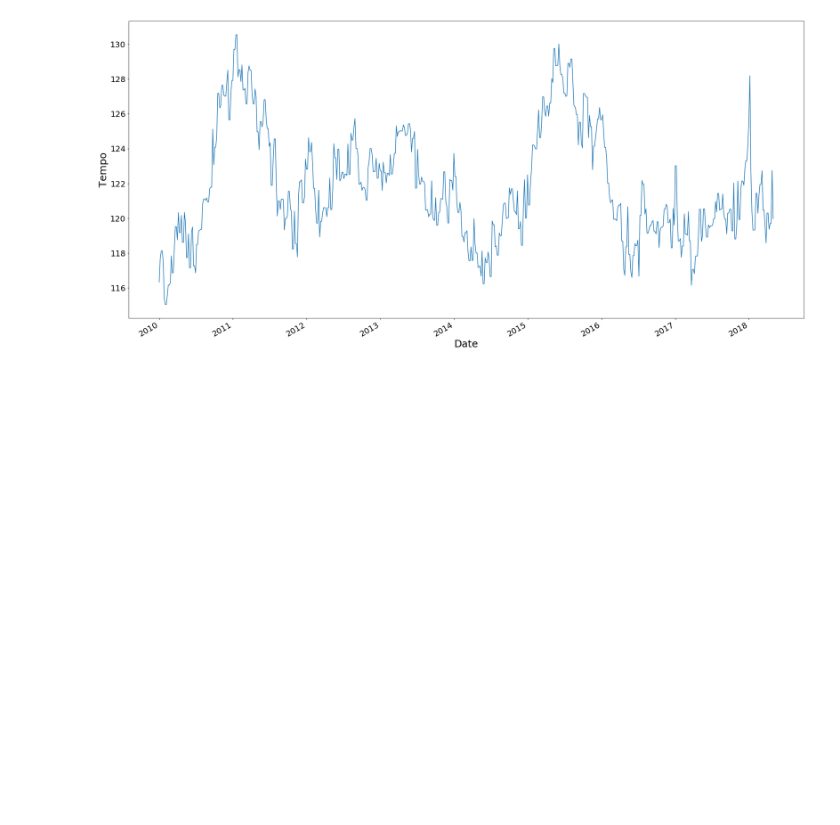
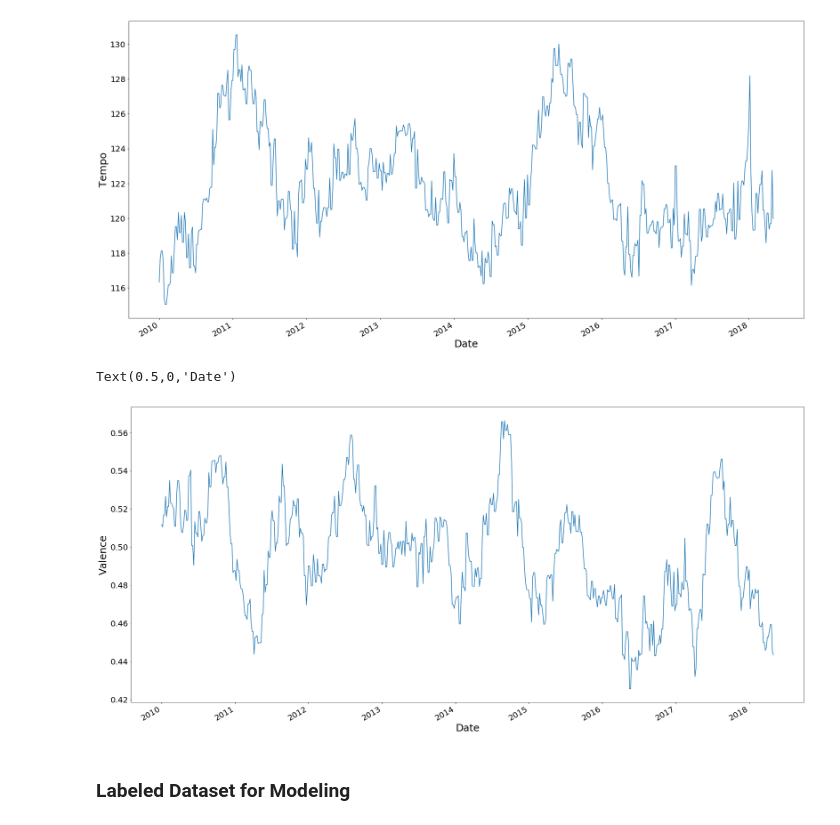
Before and after one commit to ethantanen/DataScience_FinalProject, a Jupyter notebook: Deliverables/Deliv_2/Deliverable 2.ipynb, the cells around one changed output. Saved outputs shown, nothing was run; the diff lists cells and outputs as text; code cells hidden in the pictures; blank space fills up the shorter version.

```diff
--- a/Deliverables/Deliv_2/Deliverable 2.ipynb
+++ b/Deliverables/Deliv_2/Deliverable 2.ipynb
@@ -103,3 +147,12 @@ plot.set_xlabel("Date",fontsize=25)
 # %% [output]
 Text(0.5,0,'Date')
 [figure]
+# %%
+plot = top_100_d.valence.plot(figsize=(30,15),fontsize=20)
+plot.set_ylabel("Valence",fontsize=25)
+plot.set_xlabel("Date",fontsize=25)
+# %% [output]
+Text(0.5,0,'Date')
+[figure, added]
+# %% [markdown]
+### Labeled Dataset for Modeling
```
Also changed, not shown: parts of 16 cells of this notebook, 7 other files.
